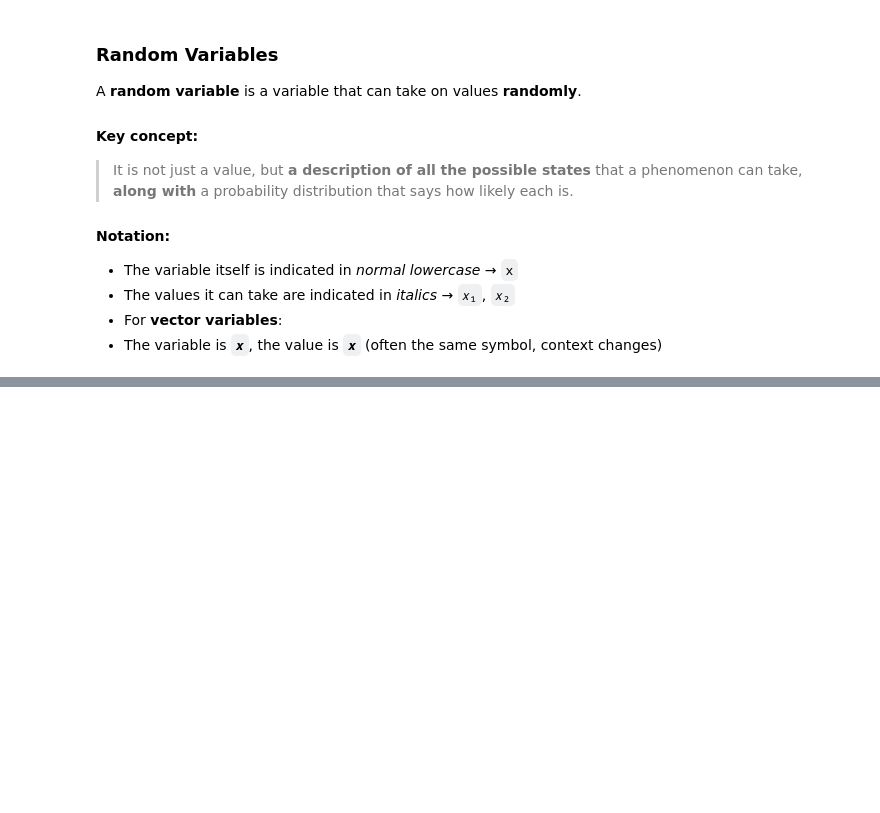
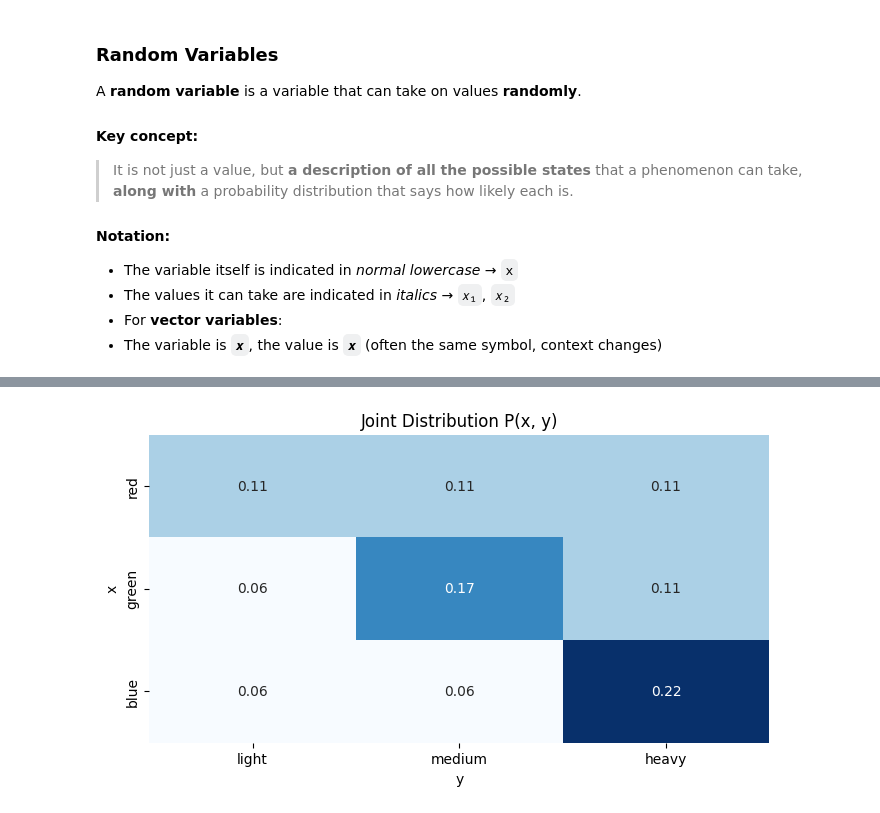
Before and after one commit to Mike014/My_AI_Engineer_Portfolio_Projects, a Jupyter notebook: Deep_Learning/Deep_Learning_Ian_Goodfellow_Yoshua_Bengio_Aaron Courville/chapter3.ipynb, the cells around one changed output, grey strips where cells are left out. Cells and saved outputs as stored; diff of their text form; code cells hidden in the pictures; blank space fills up the shorter version.

```diff
--- a/Deep_Learning/Deep_Learning_Ian_Goodfellow_Yoshua_Bengio_Aaron Courville/chapter3.ipynb
+++ b/Deep_Learning/Deep_Learning_Ian_Goodfellow_Yoshua_Bengio_Aaron Courville/chapter3.ipynb
@@ -59,0 +483,29 @@
+# %%
+# Joint distribution P(x, y)
+Pxy = np.array([
+[0.1, 0.1, 0.1], # x = red
+[0.05, 0.15, 0.1], # x = green
+[0.05, 0.05, 0.2] # x = blue
+])
+
+# Normalize P(x, y) to ensure the sum is 1
+Pxy = Pxy / Pxy.sum()
+
+# Recalculation P(x)
+Px = Pxy.sum(axis=1)
+# %%
+# Readable table
+x_values = ['red', 'green', 'blue']
+y_values = ['light', 'medium', 'heavy']
+table = pd.DataFrame(Pxy, index=x_values, columns=y_values)
+table['P(x)'] = Px
+# %%
+# Joint deployment heatmap
+plt.figure(figsize=(8, 4))
+sns.heatmap(table.iloc[:, :-1], annot=True, fmt=".2f", cmap="Blues", cbar=False)
+plt.title("Joint Distribution P(x, y)")
+plt.xlabel("y")
+plt.ylabel("x")
+plt.show()
+# %% [output]
+[figure, added]
```
Also changed, not shown: parts of 38 cells of this notebook, 1 other file.
